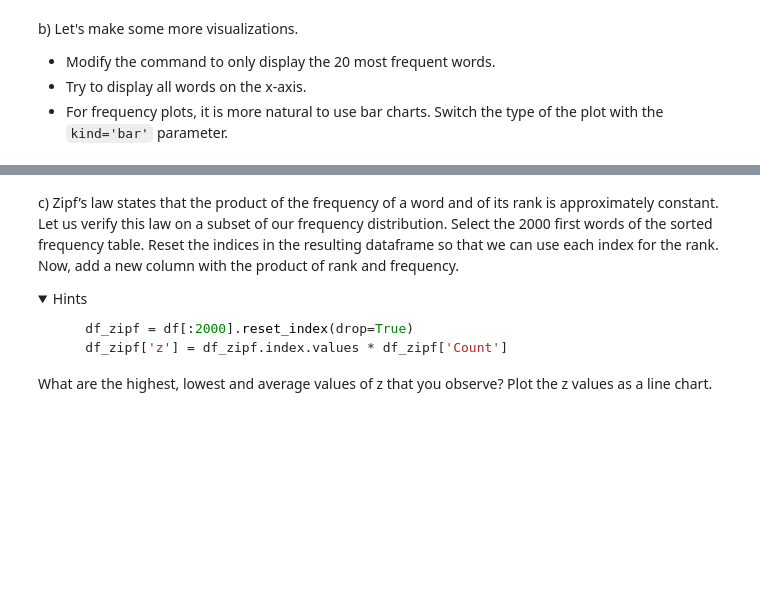
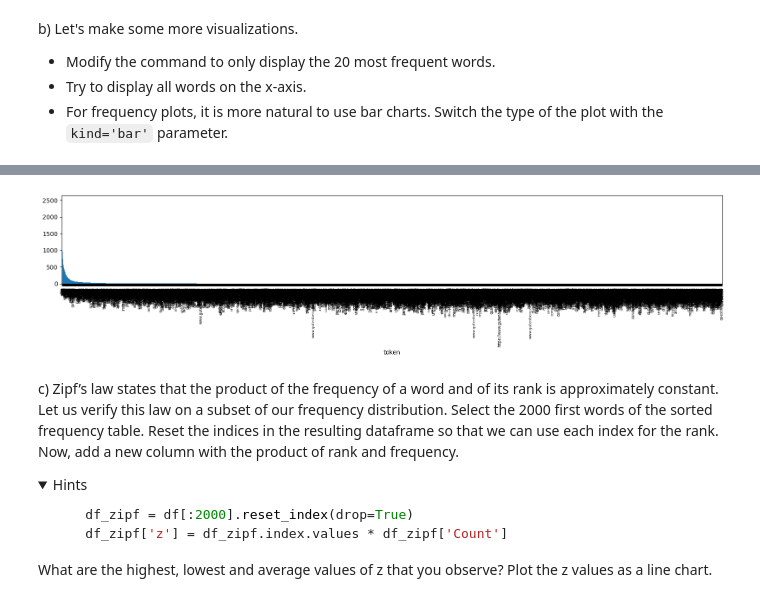
Before and after one commit to qiqin4/IN4080-2025, a Jupyter notebook: lab_sessions/week1/in4080-exercises1.ipynb, the cells around one changed output, grey strips where cells are left out. Saved outputs shown, nothing was run; the diff lists cells and outputs as text; code cells hidden in the pictures; folded sections open; blank space fills up the shorter version.

```diff
--- a/lab_sessions/week1/in4080-exercises1.ipynb
+++ b/lab_sessions/week1/in4080-exercises1.ipynb
@@ -155,3 +281,11 @@ b) Let's make some more visualizations.
+# %%
+import matplotlib.pyplot as plt
+
+ax = df.plot(x='token', y='count', kind='bar', legend=False, figsize=(16,4), width=1)
+plt.xticks(rotation=90, fontsize=6)  # make labels tiny so they (barely) fit
+plt.tight_layout()
+# %% [output]
+[figure, added]
 # %% [markdown]
 c) Zipf’s law states that the product of the frequency of a word and of its rank is approximately constant.
 Let us verify this law on a subset of our frequency distribution. Select the 2000 first words of the
```
Also changed, not shown: parts of 18 cells of this notebook.
